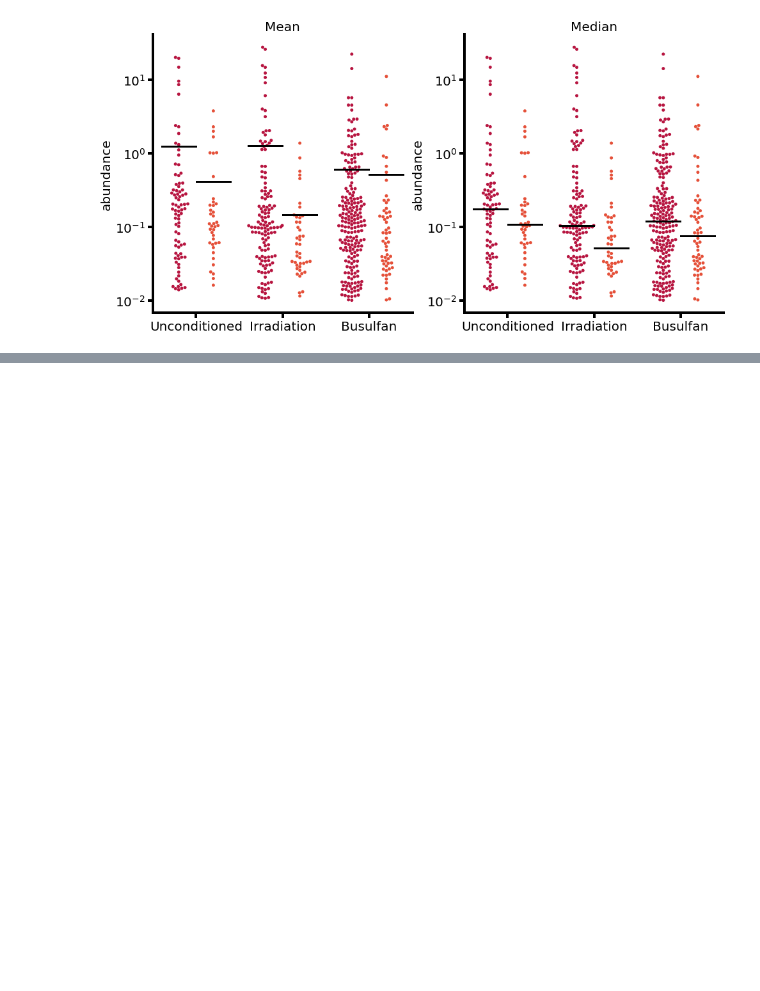
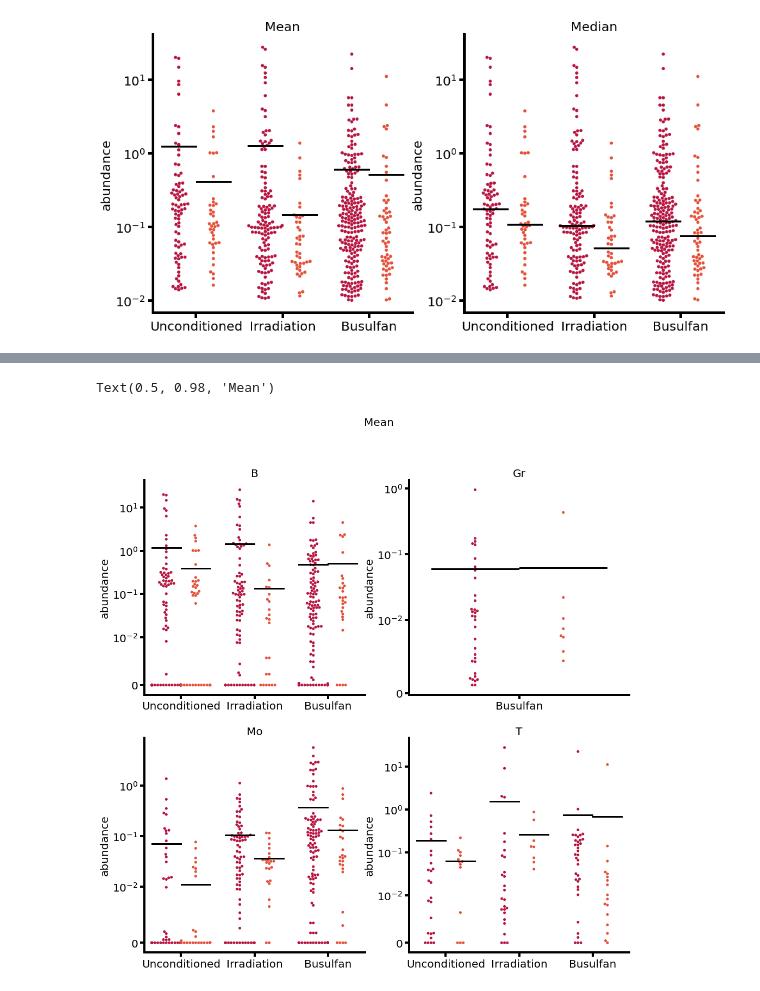
Before and after one commit to akre96/HSPC_Project, a Jupyter notebook: notebooks/HSC_vs_MPP_abundance.ipynb, the cells around one changed output, grey strips where cells are left out. Saved outputs shown, nothing was run; the diff lists cells and outputs as text; code cells hidden in the pictures; blank space fills up the shorter version.

Commit message:
added abundancy by cell type

```diff
--- a/notebooks/HSC_vs_MPP_abundance.ipynb
+++ b/notebooks/HSC_vs_MPP_abundance.ipynb
@@ -84,0 +106,26 @@ Line is Median
+# %%
+fig, axes = plt.subplots(ncols=2,nrows=2, figsize=(16,16))
+
+for i, (ct, ct_df) in enumerate(data.groupby('cell_type')):
+    ax = axes.flatten()[i]
+    ax.set_yscale('symlog', linthreshy=.01)
+    op.dot_line_overlay(
+        x='condition',
+        y='abundance',
+        hue='parent_cell_type',
+        hue_order=['hsc', 'mpp'],
+        dodge=True,
+        data=ct_df,
+        ax=ax,
+        palette=palette['cell_type'],
+        linewidth=3,
+        show_mean=True
+    )
+    ax.set_xlabel('')
+    ax.set_title(ct.title(), fontsize=20)
+    ax.legend().remove()
+    fmt.despine_thicken_axes(ax, fontsize=20)
+plt.suptitle('Mean', fontsize=20)
+# %% [output]
+Text(0.5, 0.98, 'Mean')
+[figure, added]
```
Also changed, not shown: parts of 1 cell of this notebook.
